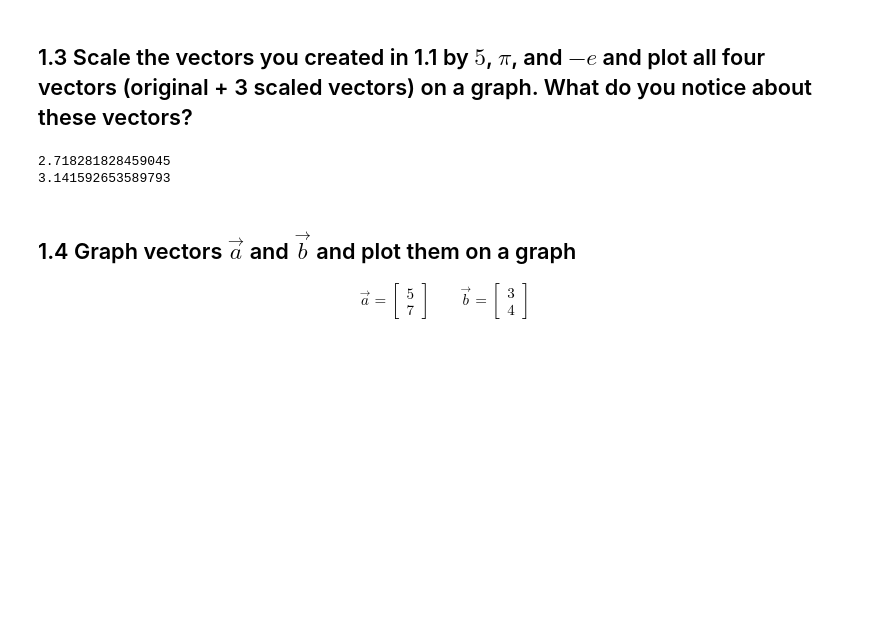
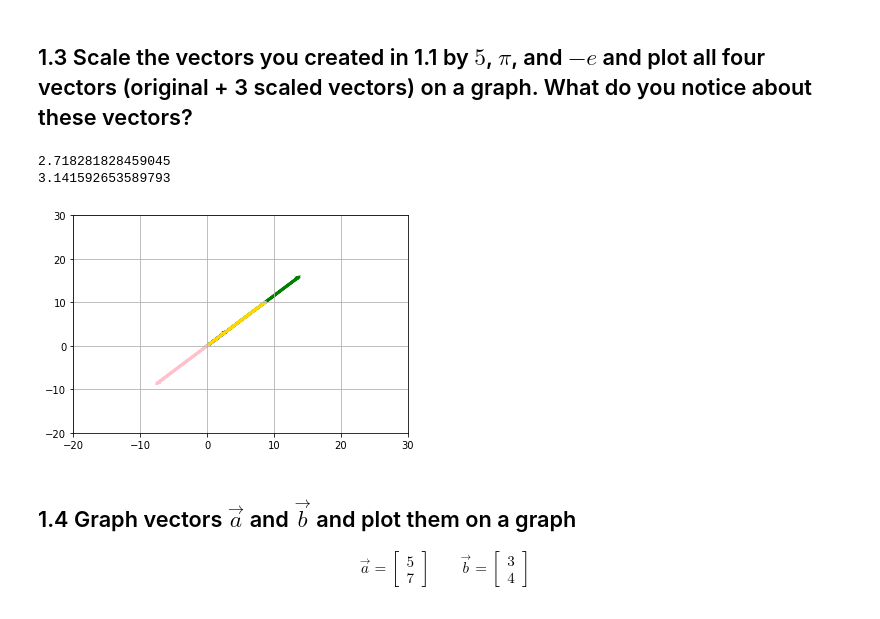
Before and after one commit to rawalk/DS-Unit-1-Sprint-3-Linear-Algebra, a Jupyter notebook: module1-vectors-and-matrices/LS_DS_131_Vectors_and_Matrices_Assignment.ipynb, the cells around one changed output. Saved outputs shown, nothing was run; the diff lists cells and outputs as text; code cells hidden in the pictures; blank space fills up the shorter version.

Commit message:
save math

```diff
--- a/module1-vectors-and-matrices/LS_DS_131_Vectors_and_Matrices_Assignment.ipynb
+++ b/module1-vectors-and-matrices/LS_DS_131_Vectors_and_Matrices_Assignment.ipynb
@@ -87,6 +88,49 @@ print(pi)
 # %% [output]
 2.718281828459045
 3.141592653589793
+# %%
+# doing some math
+
+np_five_alpha = np.multiply(5, alpha)
+np_pi_alpha = np.multiply(pi, alpha)
+np_neg_e_alpha = np.multiply(-e, alpha)
+# %%
+# plot a vector using matplotlib
+fig, ax = plt.subplots()
+ax.grid()
+plt.xlim(-20,30)
+plt.ylim(-20,30)
+plt.arrow(0, 0,
+          np_five_alpha[0],
+          np_five_alpha[1],
+          head_width=.02,
+          head_length=0.02,
+          linewidth=3,
+          color = 'green')
+plt.arrow(0, 0,
+          alpha[0],
+          alpha[1],
+          head_width=.02,
+          head_length=0.02,
+          linewidth=3,
+          color = 'blue')
+plt.arrow(0, 0,
+          np_pi_alpha[0],
+          np_pi_alpha[1],
+          head_width=.02,
+          head_length=0.02,
+          linewidth=3,
+          color = 'gold')
+plt.arrow(0, 0,
+          np_neg_e_alpha[0],
+          np_neg_e_alpha[1],
+          head_width=.02,
+          head_length=0.02,
+          linewidth=3,
+          color = 'pink')
+plt.show()
+# %% [output]
+[figure, added]
 # %% [markdown]
 ## 1.4 Graph vectors $\vec{a}$ and $\vec{b}$ and plot them on a graph
 
```
Also changed, not shown: parts of 9 cells of this notebook.
